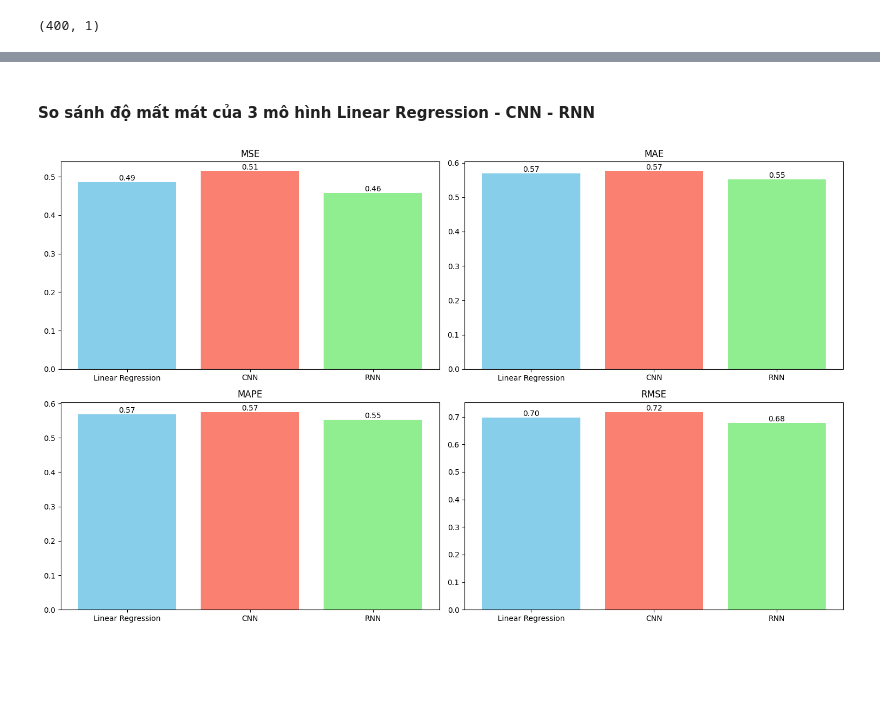
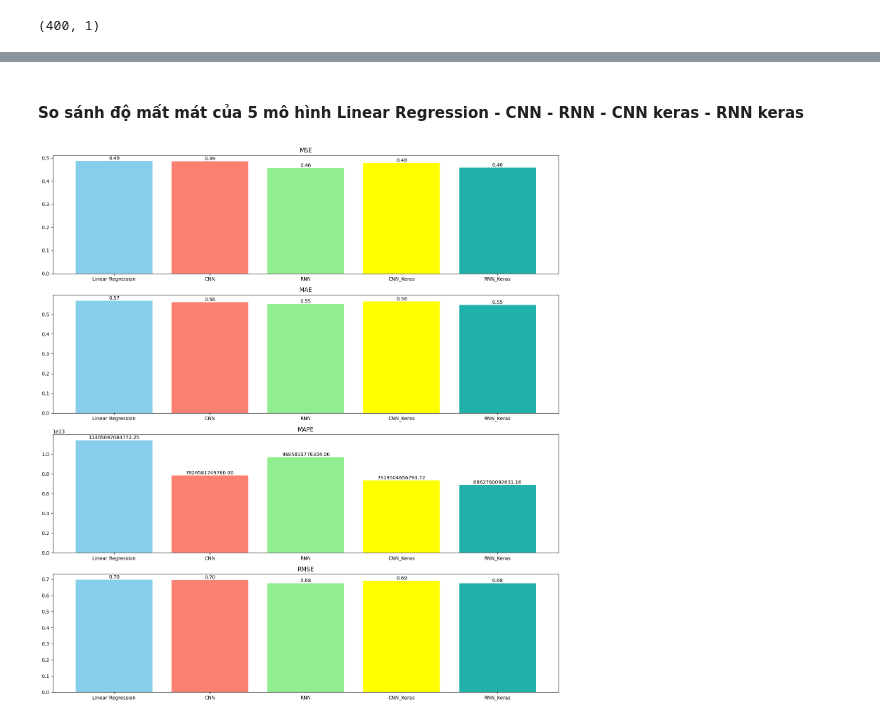
Before and after one commit to PeihPeih/Assign-5, a Jupyter notebook: C2/c2.ipynb, the cells around one changed output, grey strips where cells are left out. Drawn from its saved outputs; the diff is of its cells as text; code cells hidden in the pictures; blank space fills up the shorter version.

```diff
--- a/C2/c2.ipynb
+++ b/C2/c2.ipynb
@@ -401,0 +448,2 @@ rmse_rnn = root_mean_squared_error(y_test_dl, y_pred)
+# %%
+model.fit(X_train, y_train, epochs=25, batch_size=32, validation_data=(X_test, y_test))
@@ -401,0 +473,7 @@ rmse_rnn = root_mean_squared_error(y_test_dl, y_pred)
+# %%
+y_pred = model.predict(X_test)
+
+mse_cnn_keras = mean_squared_error(y_test, y_pred)
+mae_cnn_keras = mean_absolute_error(y_test, y_pred)
+mape_cnn_keras = mean_absolute_percentage_error(y_test, y_pred)
+rmse_cnn_keras = root_mean_squared_error(y_test, y_pred)
@@ -401,0 +512,2 @@ rmse_rnn = root_mean_squared_error(y_test_dl, y_pred)
+# %%
+model.fit(X_train, y_train, epochs=25, batch_size=32, validation_data=(X_test, y_test))
@@ -401,0 +533,7 @@ rmse_rnn = root_mean_squared_error(y_test_dl, y_pred)
+# %%
+y_pred = model.predict(X_test)
+
+mse_rnn_keras = mean_squared_error(y_test, y_pred)
+mae_rnn_keras = mean_absolute_error(y_test, y_pred)
+mape_rnn_keras = mean_absolute_percentage_error(y_test, y_pred)
+rmse_rnn_keras = root_mean_squared_error(y_test, y_pred)
@@ -402,33 +547,33 @@ rmse_rnn = root_mean_squared_error(y_test_dl, y_pred)
 # %% [markdown]
-#### So sánh độ mất mát của 3 mô hình Linear Regression - CNN - RNN
+#### So sánh độ mất mát của 5 mô hình Linear Regression - CNN - RNN - CNN keras - RNN keras
 # %%
-fig, ax = plt.subplots(2, 2, figsize=(15, 9))
+fig, ax = plt.subplots(4, 1, figsize=(15, 16))
 
-bar1 = ax[0][0].bar(['Linear Regression', 'CNN', 'RNN'], [mse_lr, mse_cnn, mse_rnn], color=['skyblue', 'salmon', 'lightgreen'])
-ax[0][0].set_title("MSE")
+bar1 = ax[0].bar(['Linear Regression', 'CNN', 'RNN', 'CNN_Keras', 'RNN_Keras'], [mse_lr, mse_cnn, mse_rnn, mse_cnn_keras, mse_rnn_keras], color=['skyblue', 'salmon', 'lightgreen', 'yellow', 'lightseagreen'])
+ax[0].set_title("MSE")
 for bar in bar1:
     height = bar.get_height()
-    ax[0][0].text(bar.get_x() + bar.get_width() / 2, height, f'{height:.2f}', ha='center', va='bottom')
+    ax[0].text(bar.get_x() + bar.get_width() / 2, height, f'{height:.2f}', ha='center', va='bottom')
 
-bar2 = ax[0][1].bar(['Linear Regression', 'CNN', 'RNN'], [mae_lr, mae_cnn, mae_rnn], color=['skyblue', 'salmon', 'lightgreen'])
-ax[0][1].set_title("MAE")
+bar2 = ax[1].bar(['Linear Regression', 'CNN', 'RNN', 'CNN_Keras', 'RNN_Keras'], [mae_lr, mae_cnn, mae_rnn, mae_cnn_keras, mae_rnn_keras], color=['skyblue', 'salmon', 'lightgreen', 'yellow', 'lightseagreen'])
+ax[1].set_title("MAE")
 for bar in bar2:
     height = bar.get_height()
-    ax[0][1].text(bar.get_x() + bar.get_width() / 2, height, f'{height:.2f}', ha='center', va='bottom')
+    ax[1].text(bar.get_x() + bar.get_width() / 2, height, f'{height:.2f}', ha='center', va='bottom')
 
-bar3 = ax[1][0].bar(['Linear Regression', 'CNN', 'RNN'], [mae_lr, mae_cnn, mae_rnn], color=['skyblue', 'salmon', 'lightgreen'])
-ax[1][0].set_title("MAPE")
+bar3 = ax[2].bar(['Linear Regression', 'CNN', 'RNN', 'CNN_Keras', 'RNN_Keras'], [mape_lr, mape_cnn, mape_rnn, mape_cnn_keras, mape_rnn_keras], color=['skyblue', 'salmon', 'lightgreen', 'yellow', 'lightseagreen'])
+ax[2].set_title("MAPE")
 for bar in bar3:
     height = bar.get_height()
-    ax[1][0].text(bar.get_x() + bar.get_width() / 2, height, f'{height:.2f}', ha='center', va='bottom')
+    ax[2].text(bar.get_x() + bar.get_width() / 2, height, f'{height:.2f}', ha='center', va='bottom')
 
-bar4 = ax[1][1].bar(['Linear Regression', 'CNN', 'RNN'], [rmse_lr, rmse_cnn, rmse_rnn], color=['skyblue', 'salmon', 'lightgreen'])
-ax[1][1].set_title("RMSE")
+bar4 = ax[3].bar(['Linear Regression', 'CNN', 'RNN', 'CNN_Keras', 'RNN_Keras'], [rmse_lr, rmse_cnn, rmse_rnn, rmse_cnn_keras, rmse_rnn_keras], color=['skyblue', 'salmon', 'lightgreen', 'yellow', 'lightseagreen'])
+ax[3].set_title("RMSE")
 for bar in bar4:
     height = bar.get_height()
-    ax[1][1].text(bar.get_x() + bar.get_width() / 2, height, f'{height:.2f}', ha='center', va='bottom')
+    ax[3].text(bar.get_x() + bar.get_width() / 2, height, f'{height:.2f}', ha='center', va='bottom')
 
 plt.tight_layout()
 plt.show()
 # %% [output]
-[figure, old version]
+[figure, new version]
```
Also changed, not shown: parts of 14 cells of this notebook, 27 other files.
